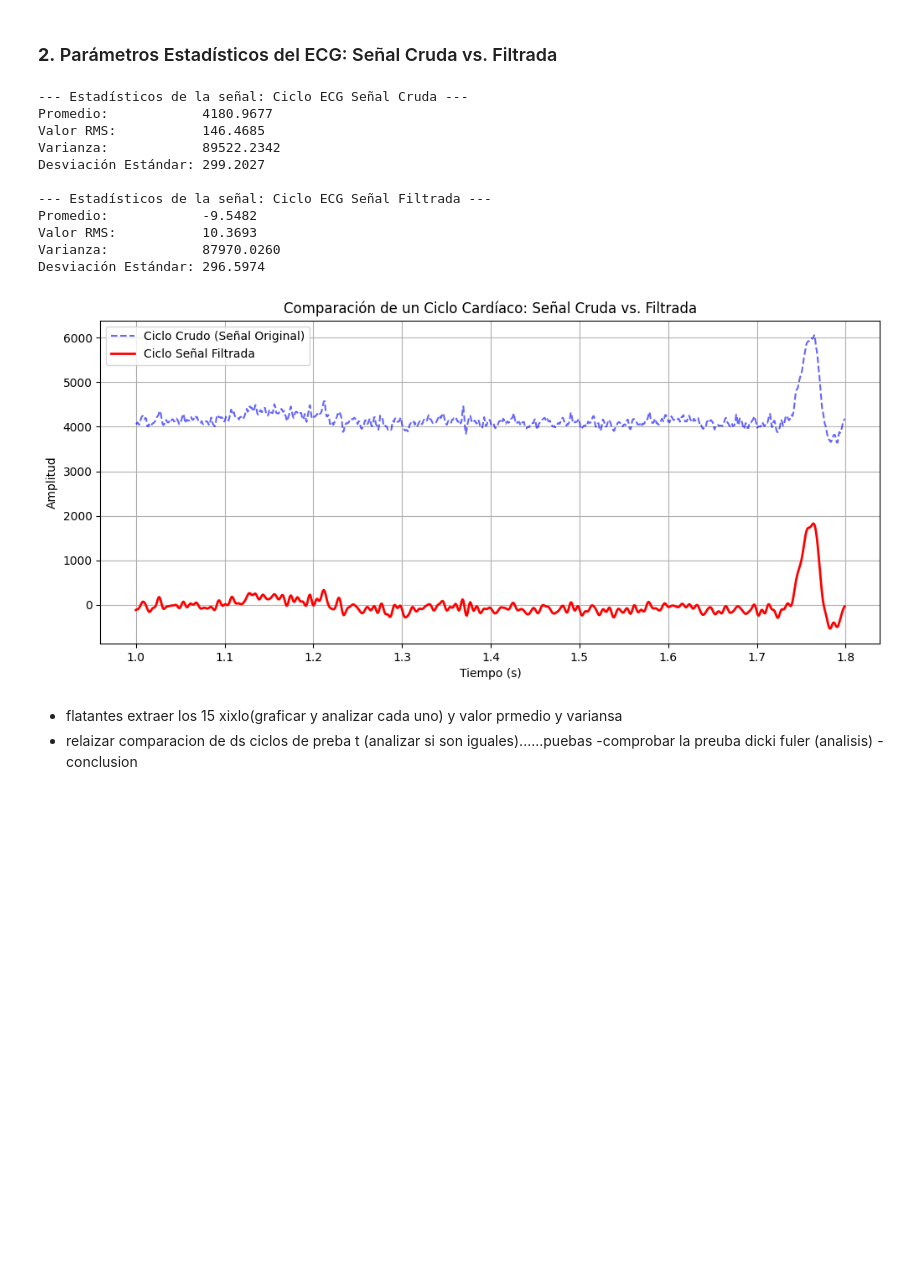
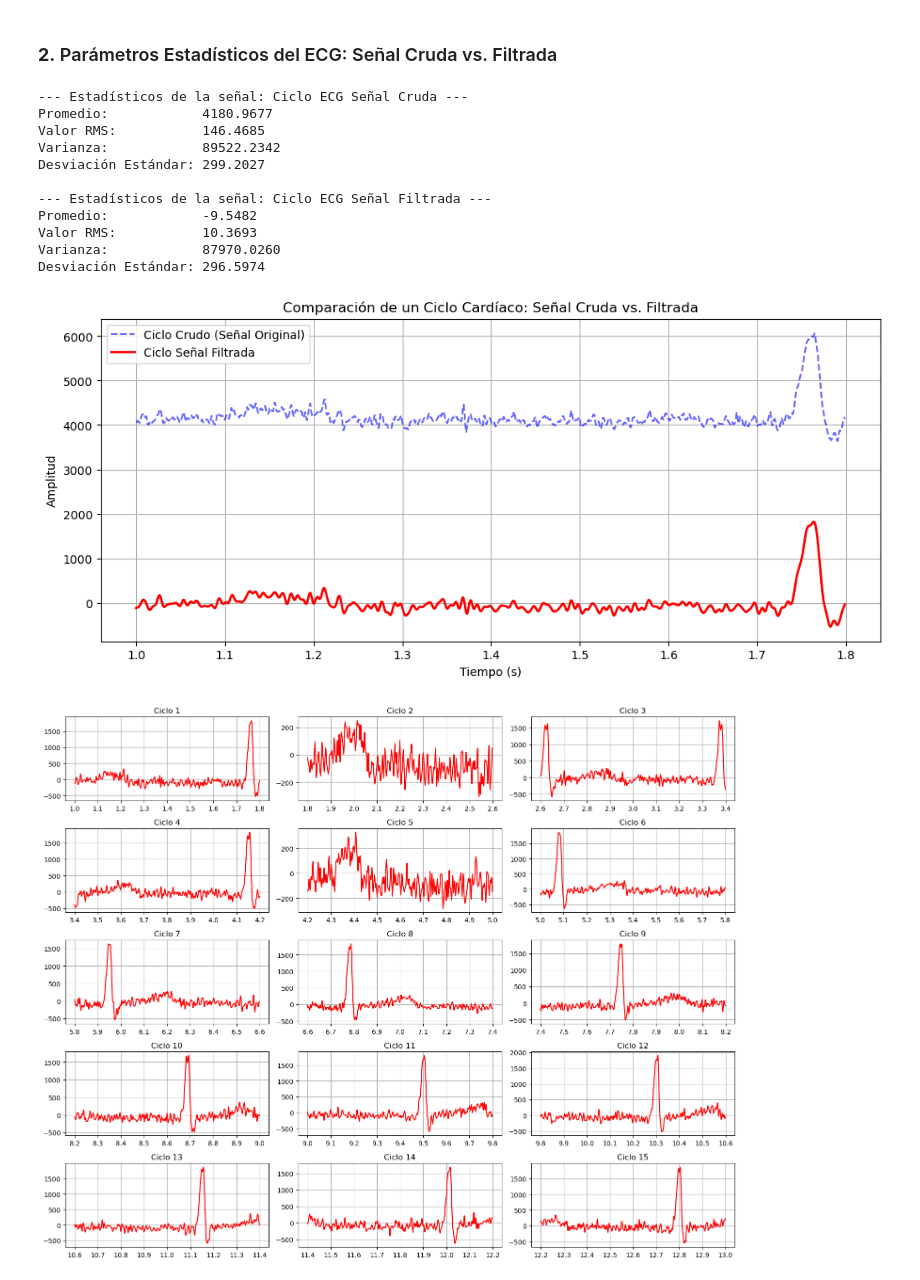
Before and after one commit to luisallamas01/LAB_BIOSE-ALES, a Jupyter notebook: PRÁCTICA_3_LAB_BIOSEÑALES_LUISAL_CAMILAM.ipynb, the cells around one changed output. Drawn from its saved outputs; the diff is of its cells as text; code cells hidden in the pictures; blank space fills up the shorter version.

```diff
--- a/PRÁCTICA_3_LAB_BIOSEÑALES_LUISAL_CAMILAM.ipynb
+++ b/PRÁCTICA_3_LAB_BIOSEÑALES_LUISAL_CAMILAM.ipynb
@@ -10,5 +11,5 @@ import scipy.io as sio
 # %%
-signal = sio.loadmat('signals (1).mat')
+signal = sio.loadmat('signals.mat')
 senales = signal['Fs']
 print(f'Frecuencia de muestreo: {senales}')
 senal_ = senales.flatten()
@@ -196,9 +197,41 @@ Promedio:            -9.5482
 Valor RMS:           10.3693
 Varianza:            87970.0260
 Desviación Estándar: 296.5974
-[figure, old version]
+[figure, new version]
-# %% [markdown]
-- flatantes extraer los 15 xixlo(graficar y analizar cada uno) y valor prmedio y variansa
-- relaizar comparacion de ds ciclos de preba t (analizar si son iguales)......puebas
--comprobar la preuba dicki fuler (analisis)
--conclusion
+# %%
+# === 1. EXTRACCIÓN DE 15 CICLOS ===
+num_ciclos = 15
+duracion_ciclo = 0.8  # Basado en tu recorte anterior (1.8 - 1.0)
+intervalo_inicio = 1.0
+
+promedios_ciclos = []
+varianzas_ciclos = []
+
+plt.figure(figsize=(15, 12))
+
+for i in range(num_ciclos):
+    t_start = intervalo_inicio + (i * duracion_ciclo)
+    t_end = t_start + duracion_ciclo
+
+    # Índices
+    idx_start = int(t_start * fs)
+    idx_end = int(t_end * fs)
+
+    # Extraer segmento de la señal filtrada
+    segmento = senal_fECG[idx_start:idx_end]
+    t_segmento = t_f1[idx_start:idx_end]
+
+    # Calcular estadísticos (usando tu lógica previa)
+    promedios_ciclos.append(np.mean(segmento))
+    varianzas_ciclos.append(np.var(segmento))
+
+    # Graficar cada ciclo en un subplot
+    plt.subplot(5, 3, i+1)
+    plt.plot(t_segmento, segmento, color='red')
+    plt.title(f'Ciclo {i+1}')
+    plt.grid(True)
+
+plt.tight_layout()
+plt.show()
+# %% [output]
+[figure, added]
```
Also changed, not shown: parts of 9 cells of this notebook.
